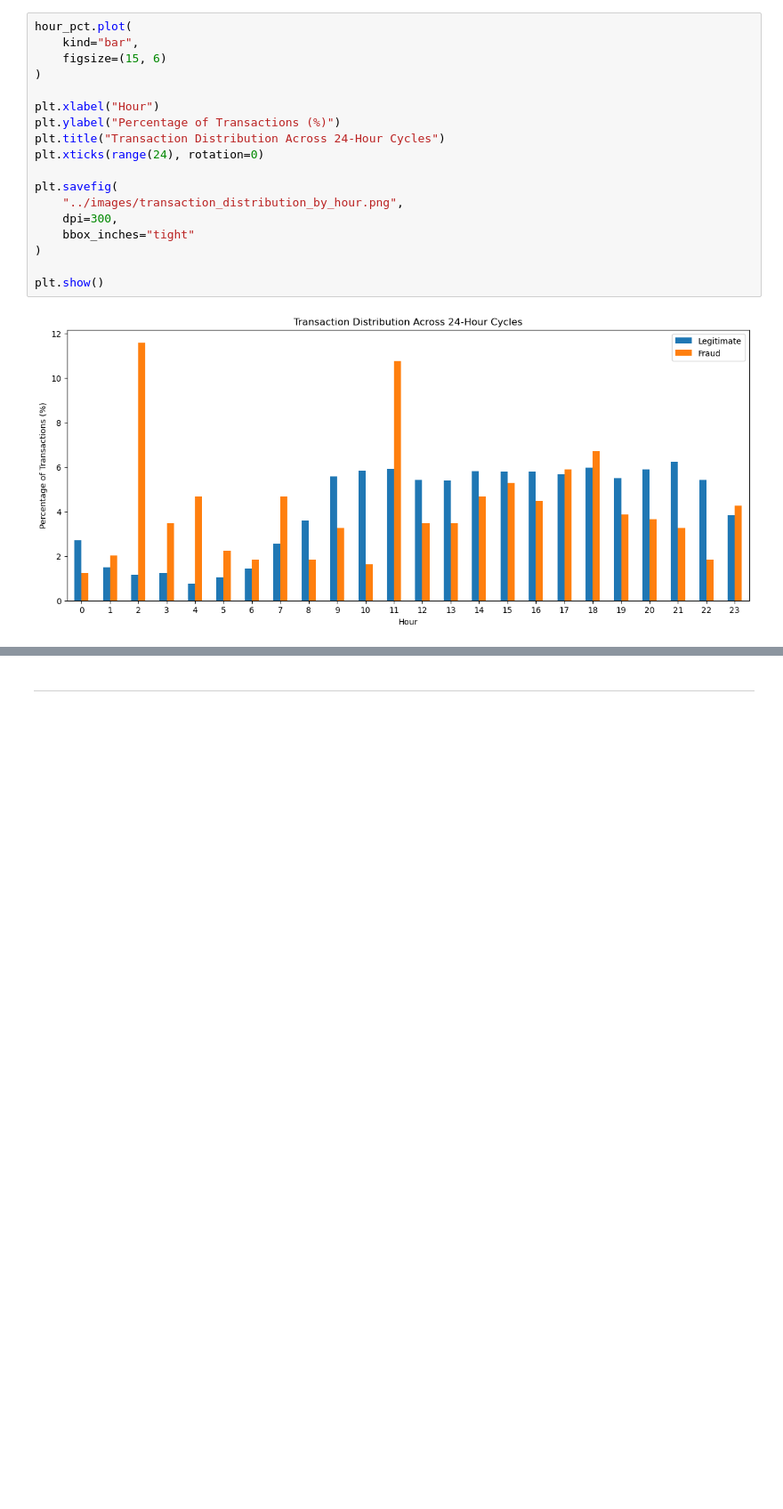
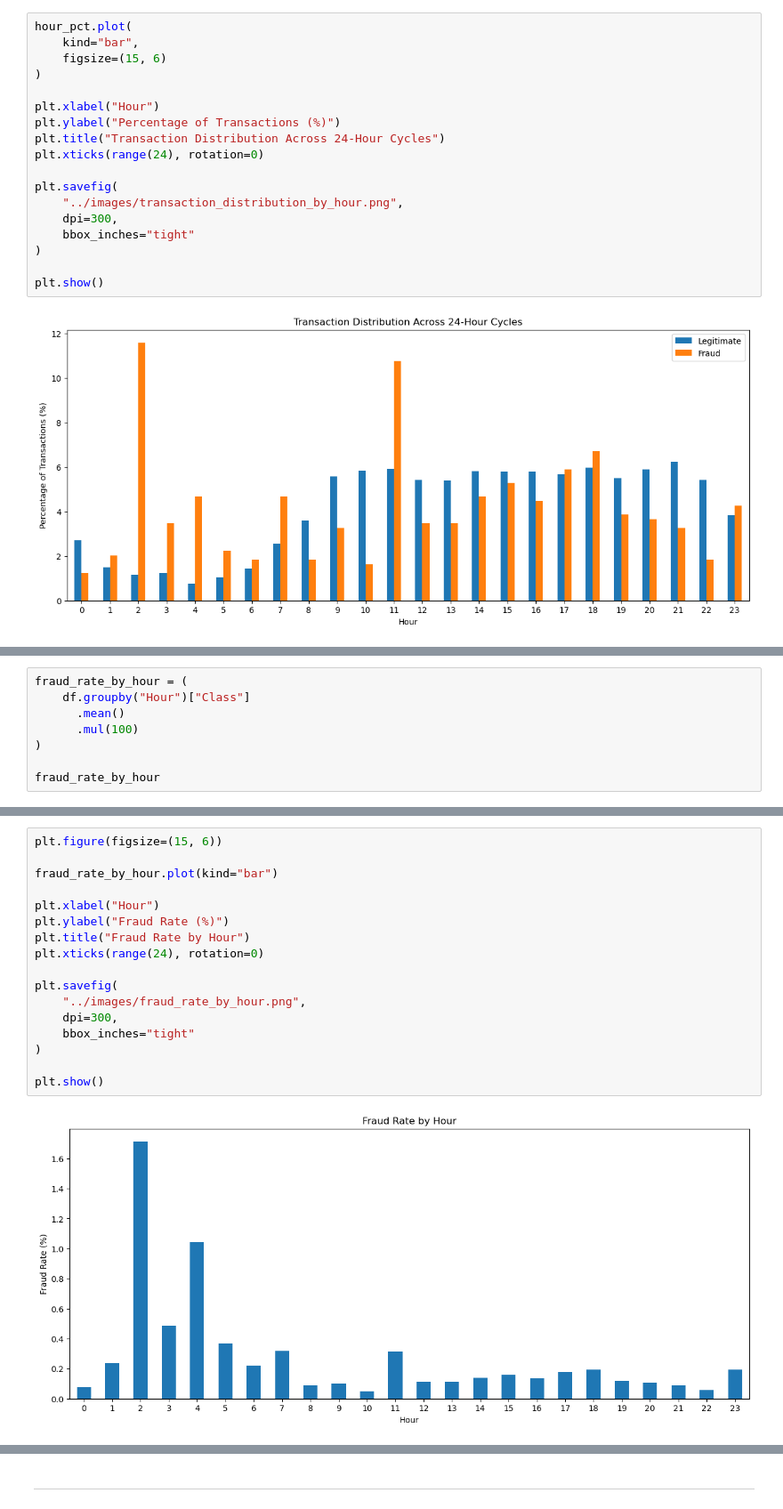
Before and after one commit to BasmalaHussein12/credit-card-fraud-detection, a Jupyter notebook: notebook/project.ipynb, the cells around one changed output, grey strips where cells are left out. Shown at 89% size. Saved outputs shown, nothing was run; the diff lists cells and outputs as text; blank space fills up the shorter version.

```diff
--- a/notebook/project.ipynb
+++ b/notebook/project.ipynb
@@ -404,0 +431,8 @@ Amazing!
+# %%
+fraud_rate_by_hour = (
+    df.groupby("Hour")["Class"]
+      .mean()
+      .mul(100)
+)
+
+fraud_rate_by_hour
@@ -404,0 +457,19 @@ Amazing!
+# %%
+plt.figure(figsize=(15, 6))
+
+fraud_rate_by_hour.plot(kind="bar")
+
+plt.xlabel("Hour")
+plt.ylabel("Fraud Rate (%)")
+plt.title("Fraud Rate by Hour")
+plt.xticks(range(24), rotation=0)
+
+plt.savefig(
+    "../images/fraud_rate_by_hour.png",
+    dpi=300,
+    bbox_inches="tight"
+)
+
+plt.show()
+# %% [output]
+[figure, added]
```
Also changed, not shown: parts of 25 cells of this notebook, 1 other file.
